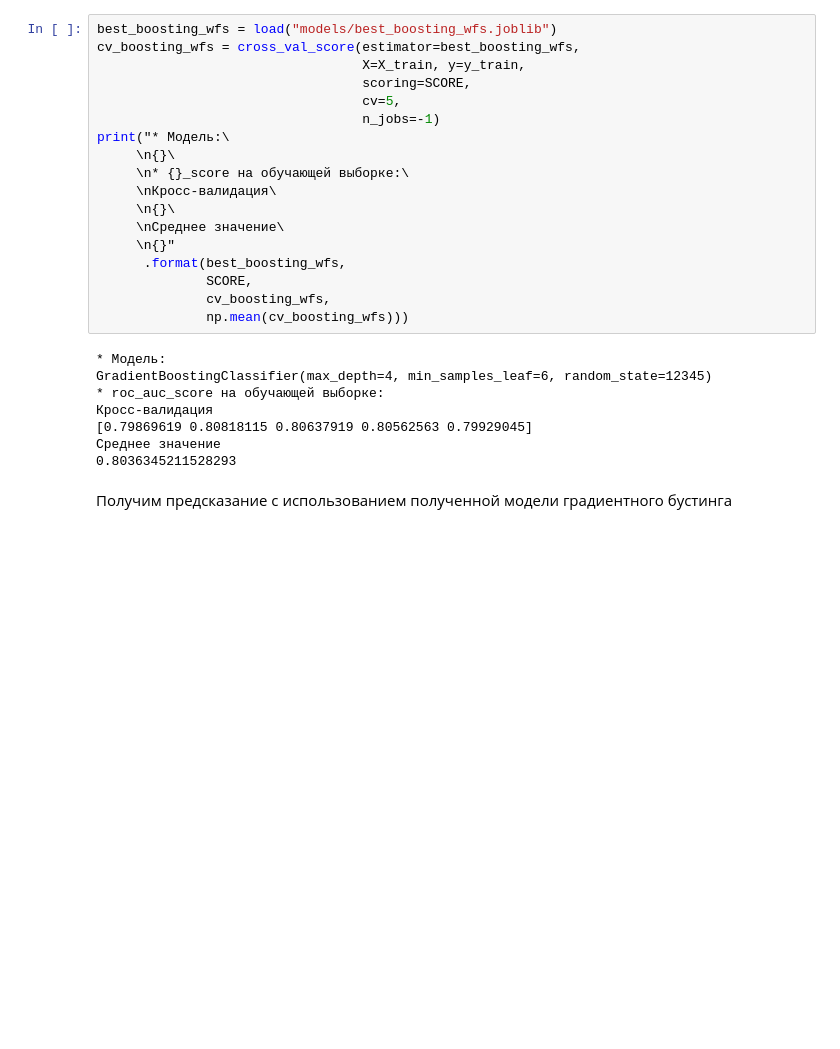
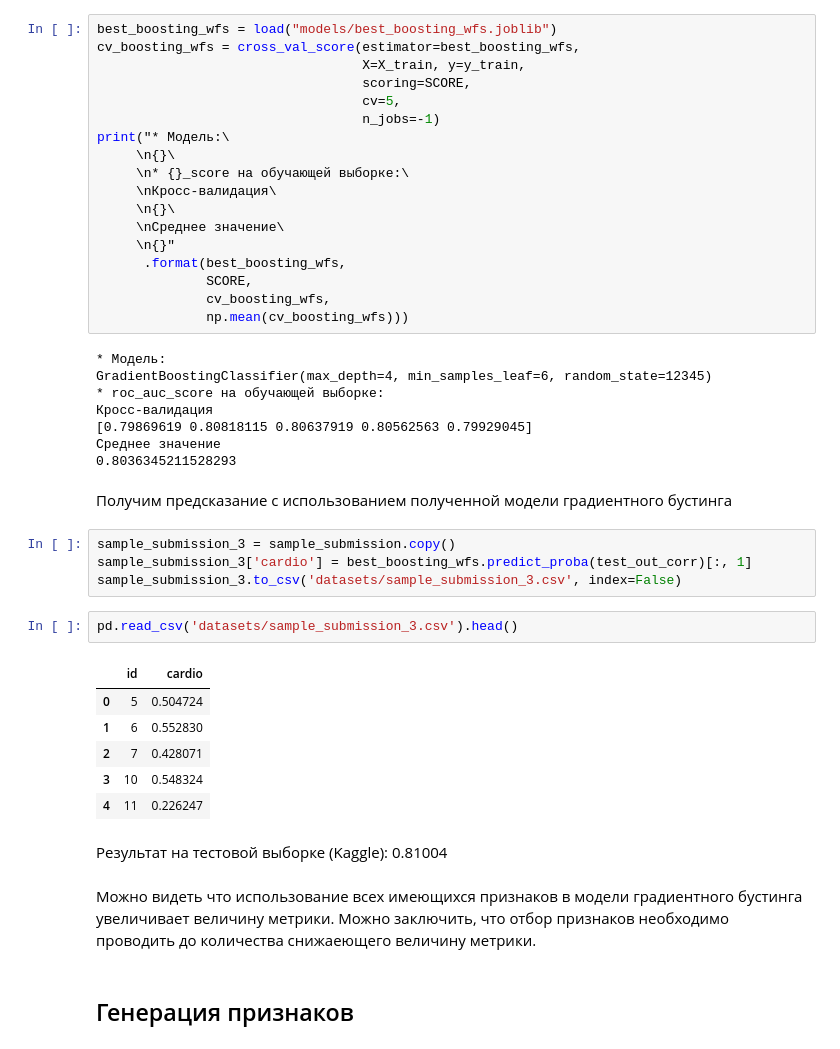
Before and after one commit to i-a-elkin/heart_diseases_prediction, a Jupyter notebook: notebook.ipynb, the cells around one changed output. Saved outputs shown, nothing was run; the diff lists cells and outputs as text; blank space fills up the shorter version.

Commit message:
New submission. Gradient boosting wa feature selection on datasets after outlier correction

```diff
--- a/notebook.ipynb
+++ b/notebook.ipynb
@@ -517,3 +513,22 @@ GradientBoostingClassifier(max_depth=4, min_samples_leaf=6, random_state=12345)
 0.8036345211528293
 # %% [markdown]
 Получим предсказание с использованием полученной модели градиентного бустинга
+# %%
+sample_submission_3 = sample_submission.copy()
+sample_submission_3['cardio'] = best_boosting_wfs.predict_proba(test_out_corr)[:, 1]
+sample_submission_3.to_csv('datasets/sample_submission_3.csv', index=False)
+# %%
+pd.read_csv('datasets/sample_submission_3.csv').head()
+# %% [output]
+|  | id | cardio |
+| 0 | 5 | 0.504724 |
+| 1 | 6 | 0.552830 |
+| 2 | 7 | 0.428071 |
+| 3 | 10 | 0.548324 |
+| 4 | 11 | 0.226247 |
+# %% [markdown]
+Результат на тестовой выборке (Kaggle): 0.81004
+# %% [markdown]
+Можно видеть что использование всех имеющихся признаков в модели градиентного бустинга увеличивает величину метрики. Можно заключить, что отбор признаков необходимо проводить до количества снижаеющего величину метрики.
+# %% [markdown]
+## Генерация признаков
```
Also changed, not shown: parts of 1 cell of this notebook, 3 other files.
